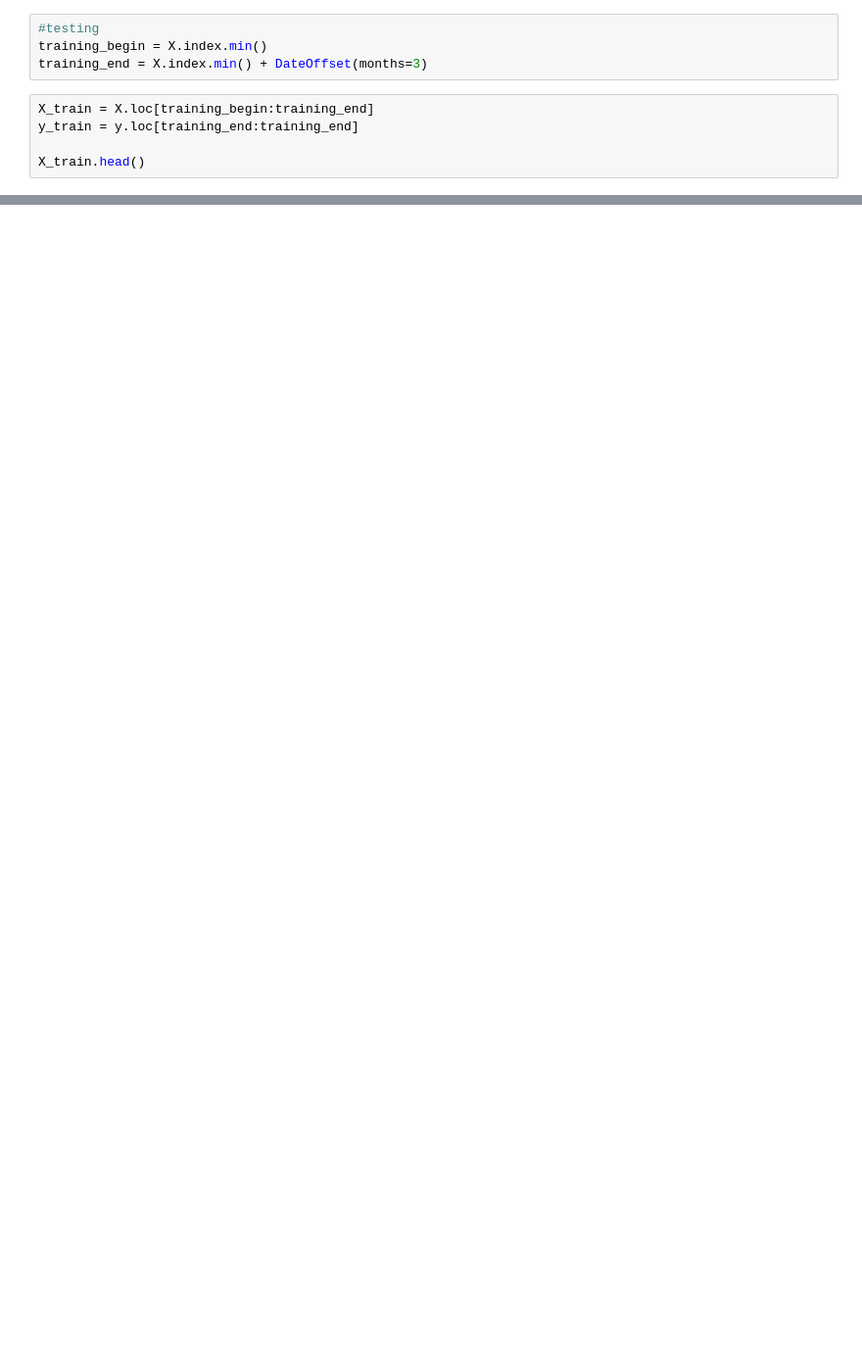
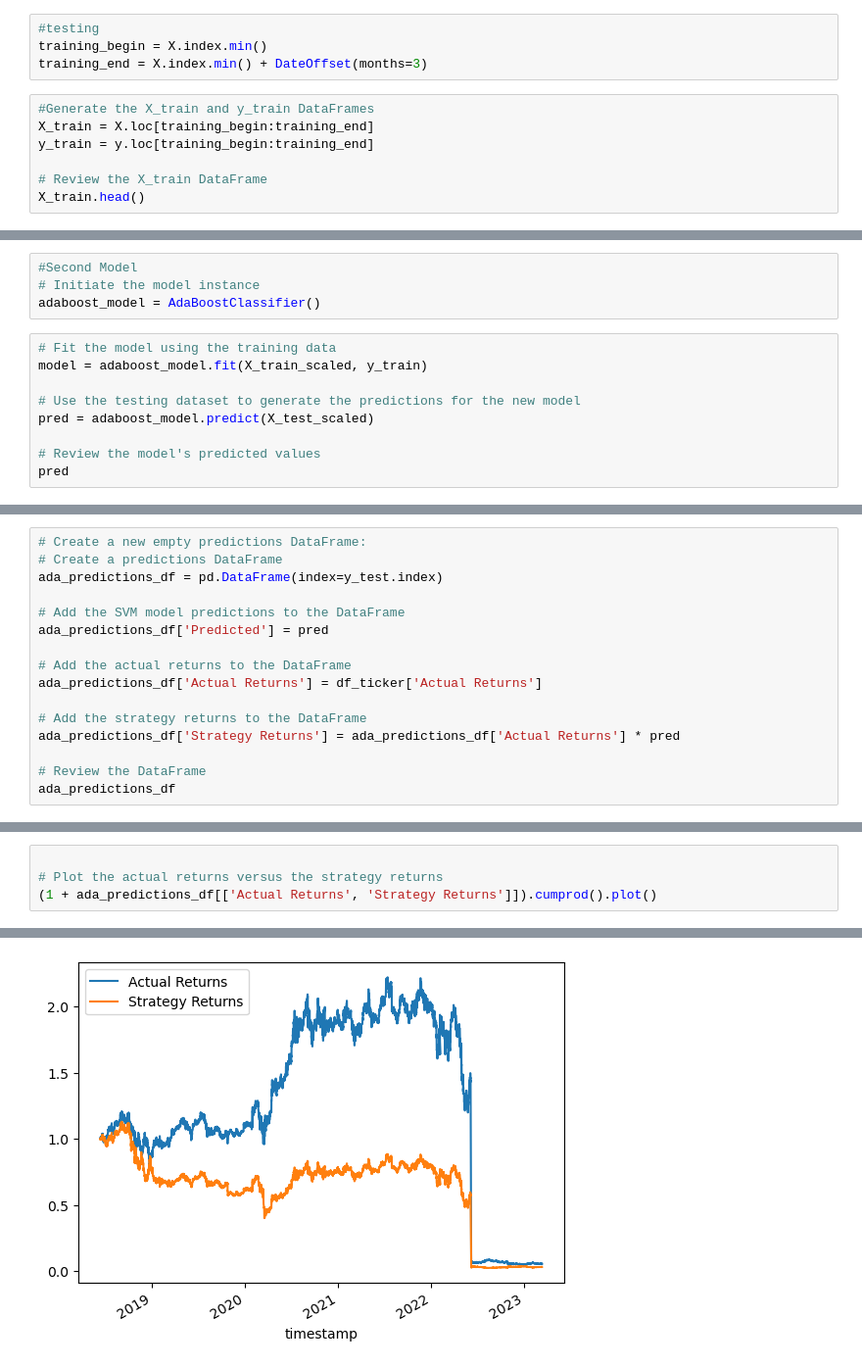
Before and after one commit to RoshanPaudyal/Project-2, a Jupyter notebook: Untitled-1.ipynb, the cells around one changed output, grey strips where cells are left out. Shown at 98% size. Cells and saved outputs as stored; diff of their text form; blank space fills up the shorter version.

```diff
--- a/Untitled-1.ipynb
+++ b/Untitled-1.ipynb
@@ -105,7 +136,9 @@ y.value_counts()
 training_begin = X.index.min()
 training_end = X.index.min() + DateOffset(months=3)
 # %%
+#Generate the X_train and y_train DataFrames
 X_train = X.loc[training_begin:training_end]
-y_train = y.loc[training_end:training_end]
+y_train = y.loc[training_begin:training_end]
 
+# Review the X_train DataFrame
 X_train.head()
@@ -137,0 +263,13 @@ svm_pred[:10]
+# %%
+#Second Model
+# Initiate the model instance
+adaboost_model = AdaBoostClassifier()
+# %%
+# Fit the model using the training data
+model = adaboost_model.fit(X_train_scaled, y_train)
+
+# Use the testing dataset to generate the predictions for the new model
+pred = adaboost_model.predict(X_test_scaled)
+
+# Review the model's predicted values
+pred
@@ -137,0 +294,16 @@ svm_pred[:10]
+# %%
+# Create a new empty predictions DataFrame:
+# Create a predictions DataFrame
+ada_predictions_df = pd.DataFrame(index=y_test.index)
+
+# Add the SVM model predictions to the DataFrame
+ada_predictions_df['Predicted'] = pred
+
+# Add the actual returns to the DataFrame
+ada_predictions_df['Actual Returns'] = df_ticker['Actual Returns']
+
+# Add the strategy returns to the DataFrame
+ada_predictions_df['Strategy Returns'] = ada_predictions_df['Actual Returns'] * pred
+
+# Review the DataFrame
+ada_predictions_df
@@ -137,0 +325,5 @@ svm_pred[:10]
+# %%
+
+# Plot the actual returns versus the strategy returns
+(1 + ada_predictions_df[['Actual Returns', 'Strategy Returns']]).cumprod().plot()
+# %% [output]
@@ -137,0 +331 @@ svm_pred[:10]
+[figure, added]
```
Also changed, not shown: parts of 23 cells of this notebook, 2 other files.
